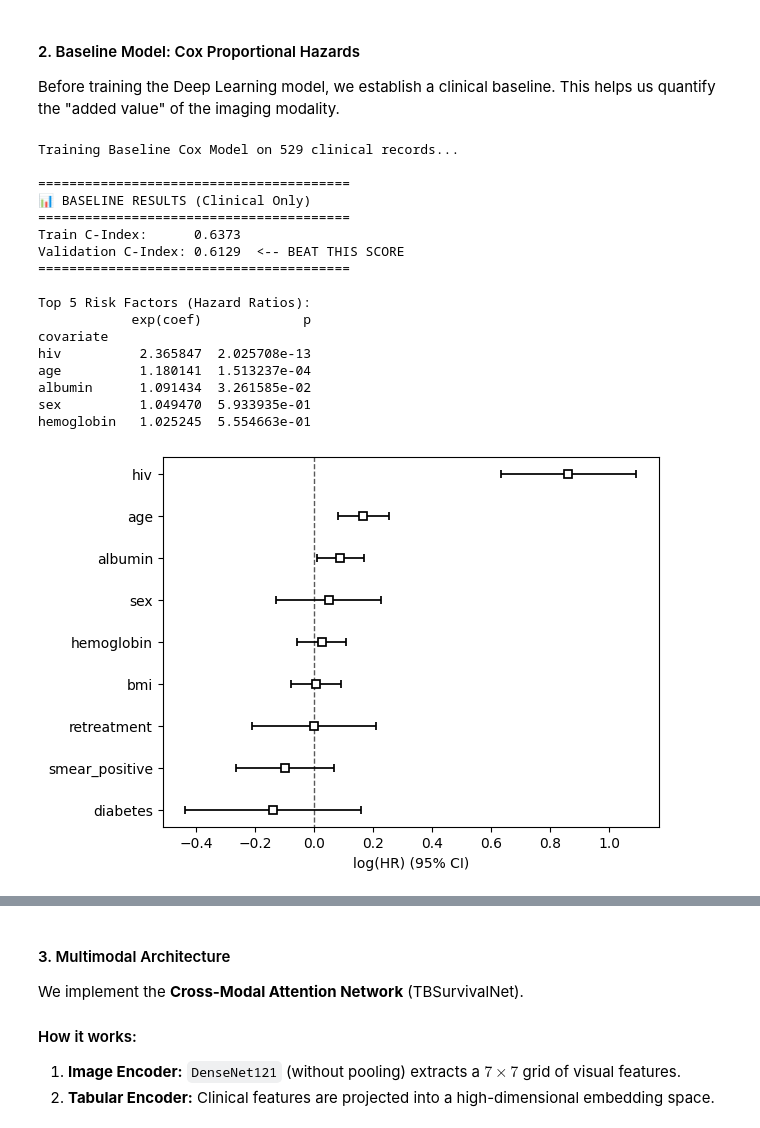
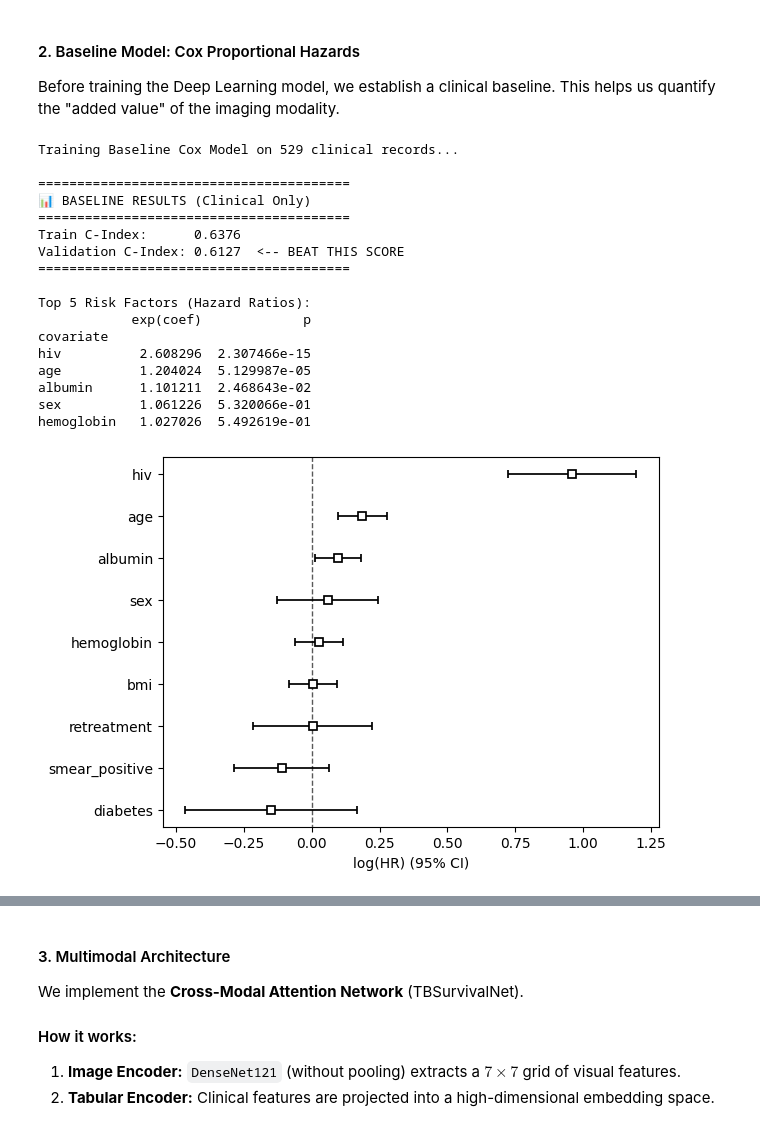
Before and after one commit to ikechukwuUE/tb-cxr-survival, a Jupyter notebook: notebooks/01_tb_cxr_survival.ipynb, the cells around one changed output, grey strips where cells are left out. Cells and saved outputs as stored; diff of their text form; code cells hidden in the pictures.

```diff
--- a/notebooks/01_tb_cxr_survival.ipynb
+++ b/notebooks/01_tb_cxr_survival.ipynb
@@ -244,7 +249,7 @@ print(f"Training Baseline Cox Model on {len(cph_train)} clinical records...")
 
 # 3. Fit the Model (On Training Data ONLY)
 # penalizer=0.1 helps prevent errors if some synthetic features are perfectly correlated
-cph = CoxPHFitter(penalizer=0.2)
+cph = CoxPHFitter(penalizer=0.1)
 
 try:
     cph.fit(cph_train, duration_col="time", event_col="event")
@@ -257,38 +262,38 @@ try:
     print(f"📊 BASELINE RESULTS (Clinical Only)")
     print("="*40)
     print(f"Train C-Index:      {c_index_train:.4f}")
     print(f"Validation C-Index: {c_index_val:.4f}  <-- BEAT THIS SCORE")
     print("="*40)
 
     # 5. Interpretability (Hazard Ratios)
     # exp(coef) > 1.0 means HIGHER Risk (Bad)
     # exp(coef) < 1.0 means LOWER Risk (Good)
     print("\nTop 5 Risk Factors (Hazard Ratios):")
     summary = cph.summary[['exp(coef)', 'p']]
     print(summary.sort_values('exp(coef)', ascending=False).head(5))
 
     # Optional: Plot the effects
     cph.plot()
 
 except Exception as e:
     print(f"❌ Cox Model Convergence Error: {e}")
     print("Try increasing the 'penalizer' parameter slightly.")
 # %% [output]
 Training Baseline Cox Model on 529 clinical records...
 
 ========================================
 📊 BASELINE RESULTS (Clinical Only)
 ========================================
-Train C-Index:      0.6373
-Validation C-Index: 0.6129  <-- BEAT THIS SCORE
+Train C-Index:      0.6376
+Validation C-Index: 0.6127  <-- BEAT THIS SCORE
 ========================================
 
 Top 5 Risk Factors (Hazard Ratios):
             exp(coef)             p
 covariate
-hiv          2.365847  2.025708e-13
-age          1.180141  1.513237e-04
-albumin      1.091434  3.261585e-02
-sex          1.049470  5.933935e-01
-hemoglobin   1.025245  5.554663e-01
+hiv          2.608296  2.307466e-15
+age          1.204024  5.129987e-05
+albumin      1.101211  2.468643e-02
+sex          1.061226  5.320066e-01
+hemoglobin   1.027026  5.492619e-01
-[figure, old version]
+[figure, new version]
```
Also changed, not shown: parts of 11 cells of this notebook, 6 other files.
